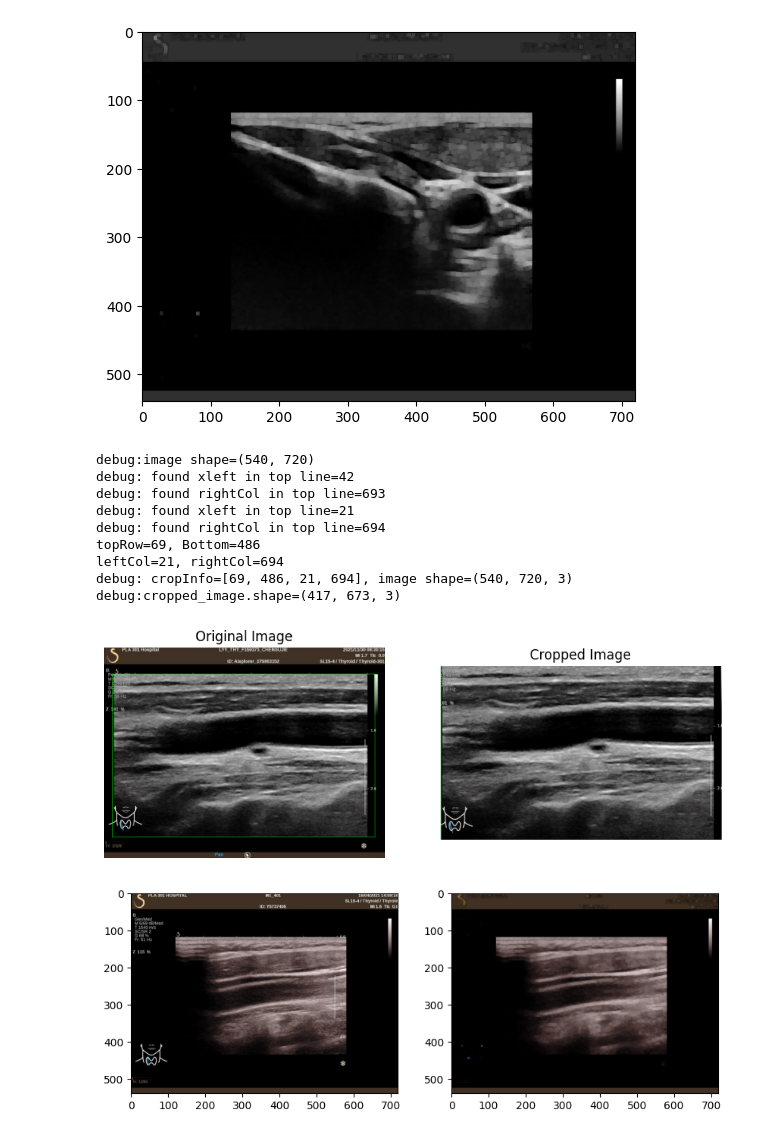
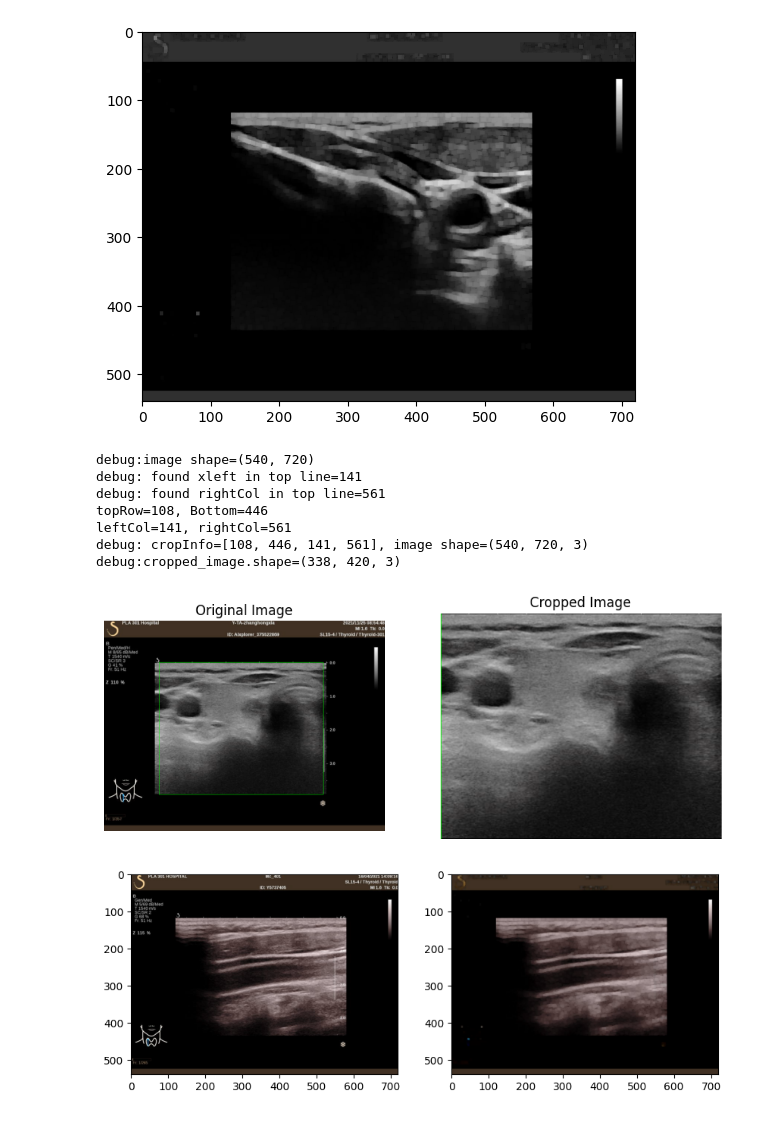
Before and after one commit to bibaodi/thyroid_train01, a Jupyter notebook: processImgs/improveCropUsImageRect241213.ipynb, the cells around one changed output. Cells and saved outputs as stored; diff of their text form; code cells hidden in the pictures.

```diff
--- a/processImgs/improveCropUsImageRect241213.ipynb
+++ b/processImgs/improveCropUsImageRect241213.ipynb
@@ -362,42 +362,41 @@ def getOpeningImg(fp:str):
     openingImg = cv2.morphologyEx(gray_image, cv2.MORPH_OPEN, kernel)
 
 
 
     return openingImg
 
 def getOpeningImg(gray_image:np.ndarray):
     #gray_image = cv2.imread(imgfile, cv2.IMREAD_GRAYSCALE)
     kernel=np.ones((5,5), np.uint8)
     openingImg = cv2.morphologyEx(gray_image, cv2.MORPH_OPEN, kernel)
     return openingImg
 
 def test():
     fp = '/mnt/f/241129-zhipu-thyroid-datas/01-mini-batch/83CasesFirstImg/thyroidNodules_axp-012_frm-0001.png'
     #fp=sys.argv[1]
     cropimg=CropUsImageClass()
     cropimg.cropImageV1(fp)
 
 def testOnV3Crop():
     fp = '/mnt/f/241129-zhipu-thyroid-datas/01-mini-batch/83CasesFirstImg/thyroidNodules_axp-002_frm-0001.png'
+    fp='/mnt/f/241129-zhipu-thyroid-datas/31-labelmeFormatOrganized/testAddCropInfo_4cases222/thyroidNodules_axp093.dcm_frms/frm-0001.png'
     imageBgr=cv2.imread(fp)
     oriShape=imageBgr.shape
     nshape=( int(oriShape[1]/1), int(oriShape[0]/1))
     resized = cv2.resize(imageBgr, nshape, interpolation=cv2.INTER_LINEAR)
     cropimg=CropUsImageClass()
     cropimg.cropImageV3(resized)
 
 testOnV3Crop()
 # %% [output]
 debug:image shape=(540, 720)
-debug: found xleft in top line=42
-debug: found rightCol in top line=693
-debug: found xleft in top line=21
-debug: found rightCol in top line=694
-topRow=69, Bottom=486
-leftCol=21, rightCol=694
-debug: cropInfo=[69, 486, 21, 694], image shape=(540, 720, 3)
-debug:cropped_image.shape=(417, 673, 3)
+debug: found xleft in top line=141
+debug: found rightCol in top line=561
+topRow=108, Bottom=446
+leftCol=141, rightCol=561
+debug: cropInfo=[108, 446, 141, 561], image shape=(540, 720, 3)
+debug:cropped_image.shape=(338, 420, 3)
-[figure, old version]
+[figure, new version]
 # %%
 def testOpeningImg():
     fp = '/mnt/f/241129-zhipu-thyroid-datas/01-mini-batch/83CasesFirstImg/thyroidNodules_axp-084_frm-0001.png'
```
Also changed, not shown: 8 other files.
